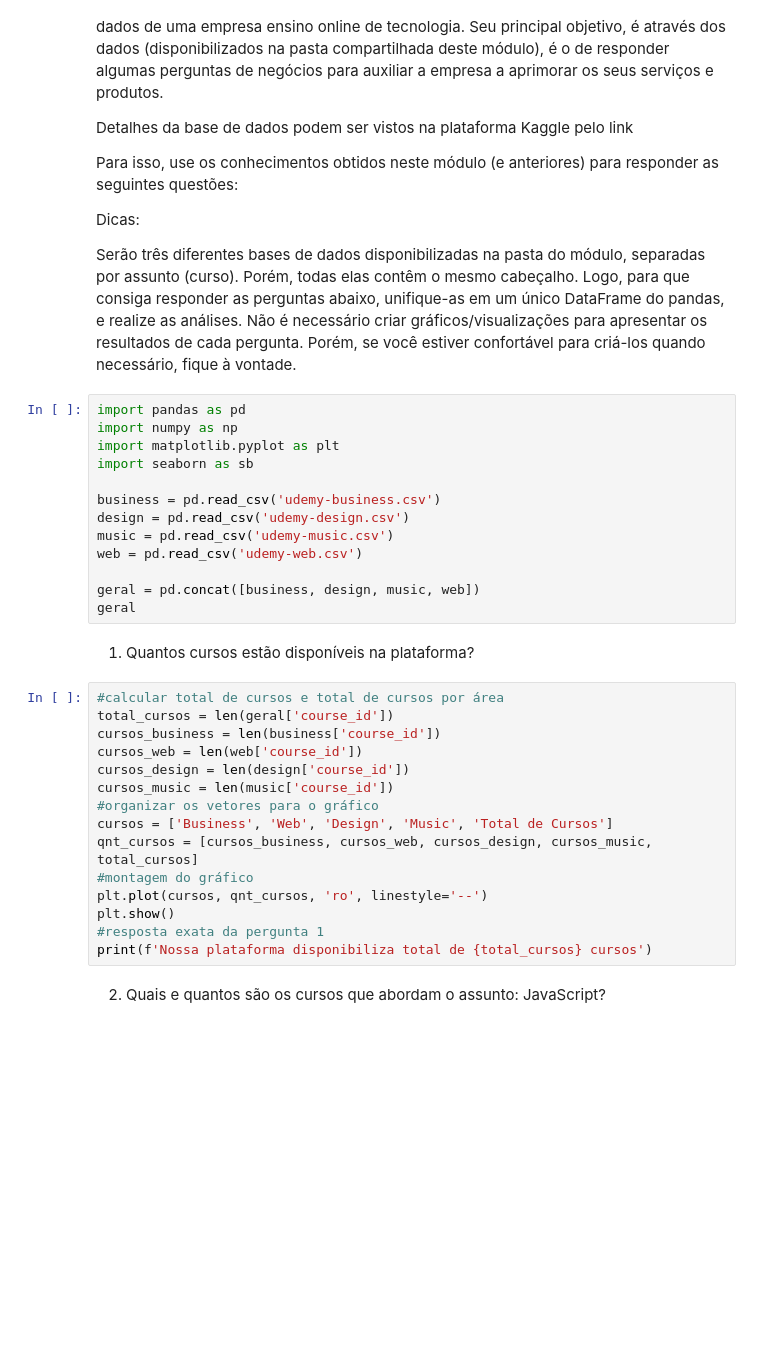
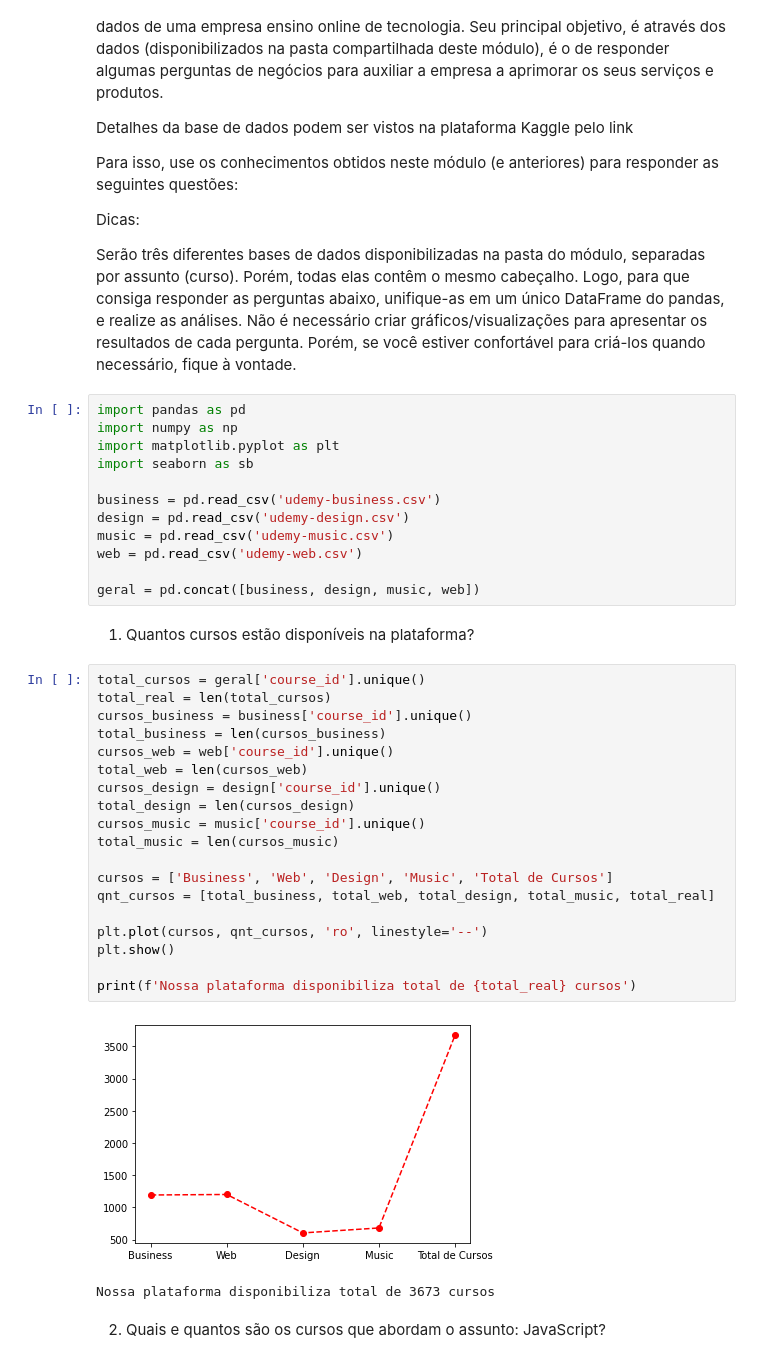
Before and after one commit to YuriCatundaGondim/projeto_analise_dados, a Jupyter notebook: projetoDados.ipynb, the cells around one changed output. Cells and saved outputs as stored; diff of their text form; blank space fills up the shorter version.

```diff
--- a/projetoDados.ipynb
+++ b/projetoDados.ipynb
@@ -26,23 +26,29 @@ music = pd.read_csv('udemy-music.csv')
 web = pd.read_csv('udemy-web.csv')
 
 geral = pd.concat([business, design, music, web])
-geral
 # %% [markdown]
 1. Quantos cursos estão disponíveis na plataforma?
 # %%
-#calcular total de cursos e total de cursos por área
-total_cursos = len(geral['course_id'])
-cursos_business = len(business['course_id'])
-cursos_web = len(web['course_id'])
-cursos_design = len(design['course_id'])
-cursos_music = len(music['course_id'])
-#organizar os vetores para o gráfico
+total_cursos = geral['course_id'].unique()
+total_real = len(total_cursos)
+cursos_business = business['course_id'].unique()
+total_business = len(cursos_business)
+cursos_web = web['course_id'].unique()
+total_web = len(cursos_web)
+cursos_design = design['course_id'].unique()
+total_design = len(cursos_design)
+cursos_music = music['course_id'].unique()
+total_music = len(cursos_music)
+
 cursos = ['Business', 'Web', 'Design', 'Music', 'Total de Cursos']
-qnt_cursos = [cursos_business, cursos_web, cursos_design, cursos_music, total_cursos]
-#montagem do gráfico
+qnt_cursos = [total_business, total_web, total_design, total_music, total_real]
+
 plt.plot(cursos, qnt_cursos, 'ro', linestyle='--')
 plt.show()
-#resposta exata da pergunta 1
-print(f'Nossa plataforma disponibiliza total de {total_cursos} cursos')
+
+print(f'Nossa plataforma disponibiliza total de {total_real} cursos')
+# %% [output]
+[figure, added]
+Nossa plataforma disponibiliza total de 3673 cursos
 # %% [markdown]
 2. Quais e quantos são os cursos que abordam o assunto: JavaScript?
```
Also changed, not shown: parts of 12 cells of this notebook.
